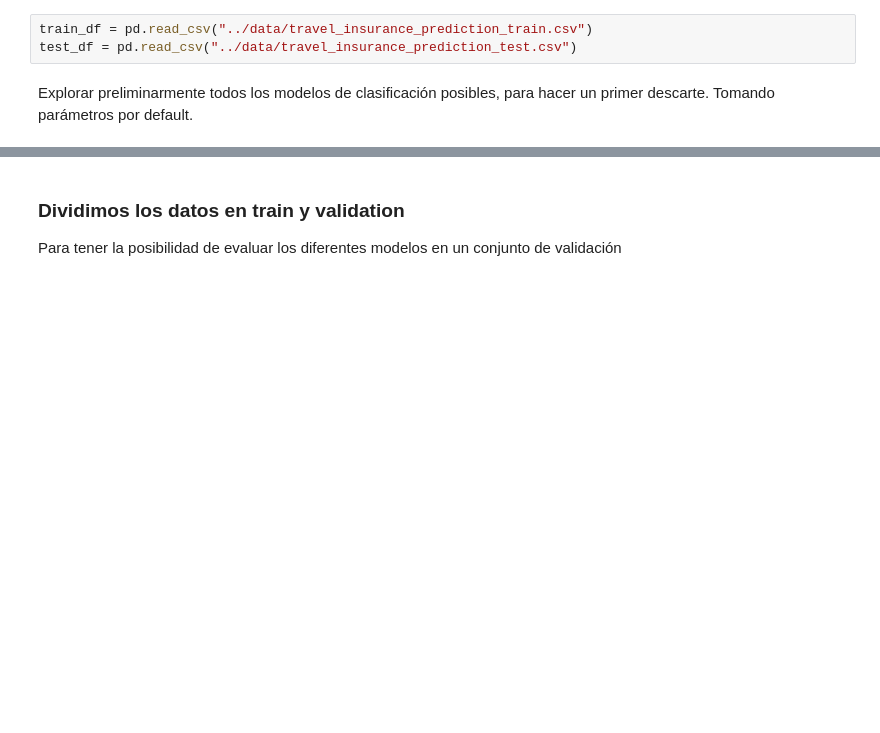
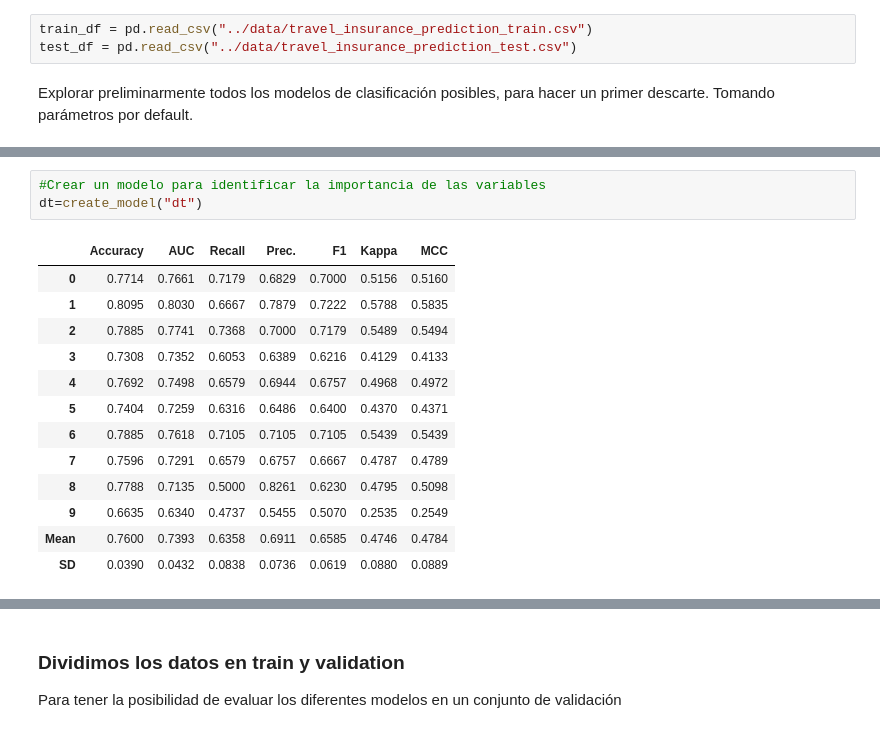
Before and after one commit to estebanarr/aprendizaje_supervisado, a Jupyter notebook: src/Análisis de modelos.ipynb, the cells around one changed output, grey strips where cells are left out. Drawn from its saved outputs; the diff is of its cells as text; blank space fills up the shorter version.

```diff
--- a/src/Análisis de modelos.ipynb
+++ b/src/Análisis de modelos.ipynb
@@ -87,0 +88,17 @@ best = compare_models(sort = 'F1') #default is 'Accuracy', LO CAMBIO POR F1 QUE
+# %%
+#Crear un modelo para identificar la importancia de las variables
+dt=create_model("dt")
+# %% [output]
+|  | Accuracy | AUC | Recall | Prec. | F1 | Kappa | MCC |
+| 0 | 0.7714 | 0.7661 | 0.7179 | 0.6829 | 0.7000 | 0.5156 | 0.5160 |
+| 1 | 0.8095 | 0.8030 | 0.6667 | 0.7879 | 0.7222 | 0.5788 | 0.5835 |
+| 2 | 0.7885 | 0.7741 | 0.7368 | 0.7000 | 0.7179 | 0.5489 | 0.5494 |
+| 3 | 0.7308 | 0.7352 | 0.6053 | 0.6389 | 0.6216 | 0.4129 | 0.4133 |
+| 4 | 0.7692 | 0.7498 | 0.6579 | 0.6944 | 0.6757 | 0.4968 | 0.4972 |
+| 5 | 0.7404 | 0.7259 | 0.6316 | 0.6486 | 0.6400 | 0.4370 | 0.4371 |
+| 6 | 0.7885 | 0.7618 | 0.7105 | 0.7105 | 0.7105 | 0.5439 | 0.5439 |
+| 7 | 0.7596 | 0.7291 | 0.6579 | 0.6757 | 0.6667 | 0.4787 | 0.4789 |
+| 8 | 0.7788 | 0.7135 | 0.5000 | 0.8261 | 0.6230 | 0.4795 | 0.5098 |
+| 9 | 0.6635 | 0.6340 | 0.4737 | 0.5455 | 0.5070 | 0.2535 | 0.2549 |
+| Mean | 0.7600 | 0.7393 | 0.6358 | 0.6911 | 0.6585 | 0.4746 | 0.4784 |
+| SD | 0.0390 | 0.0432 | 0.0838 | 0.0736 | 0.0619 | 0.0880 | 0.0889 |
```
Also changed, not shown: parts of 33 cells of this notebook, 2 other files.
